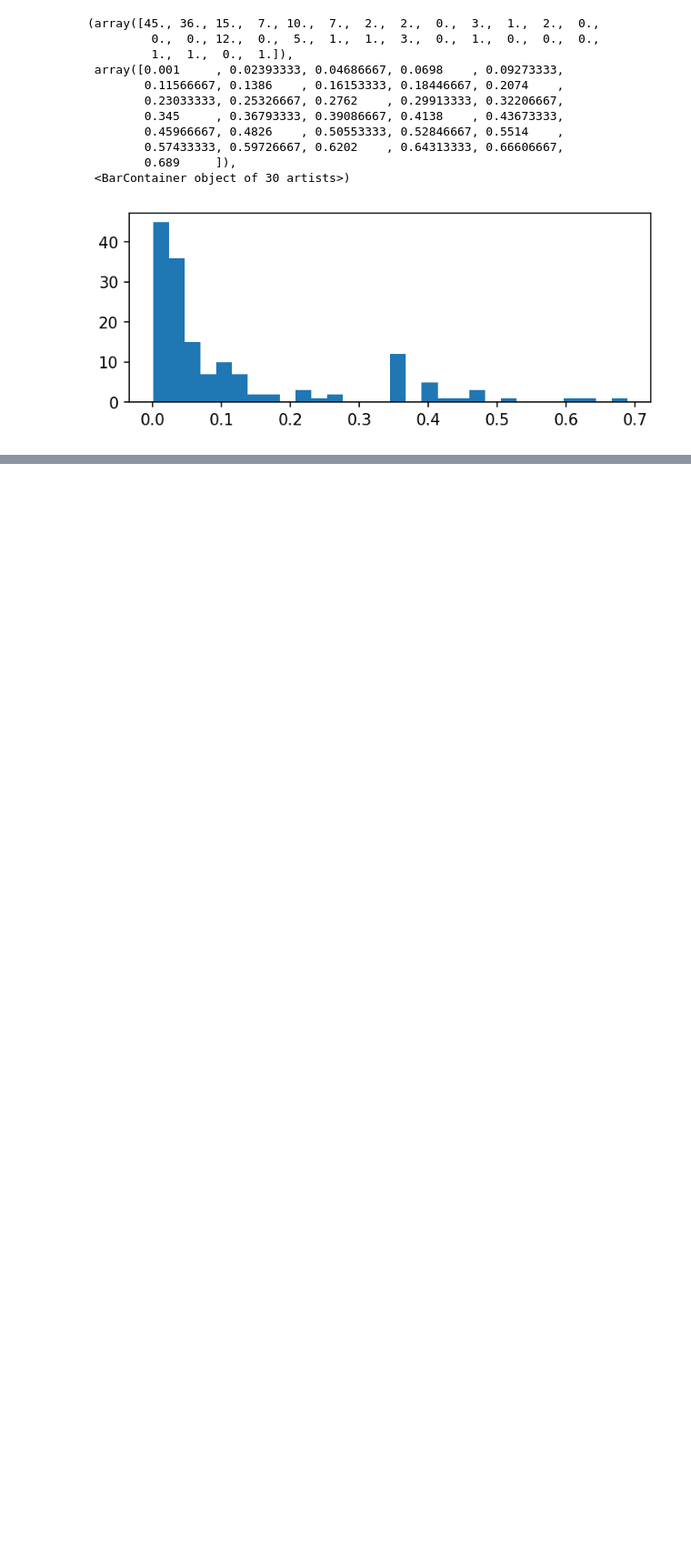
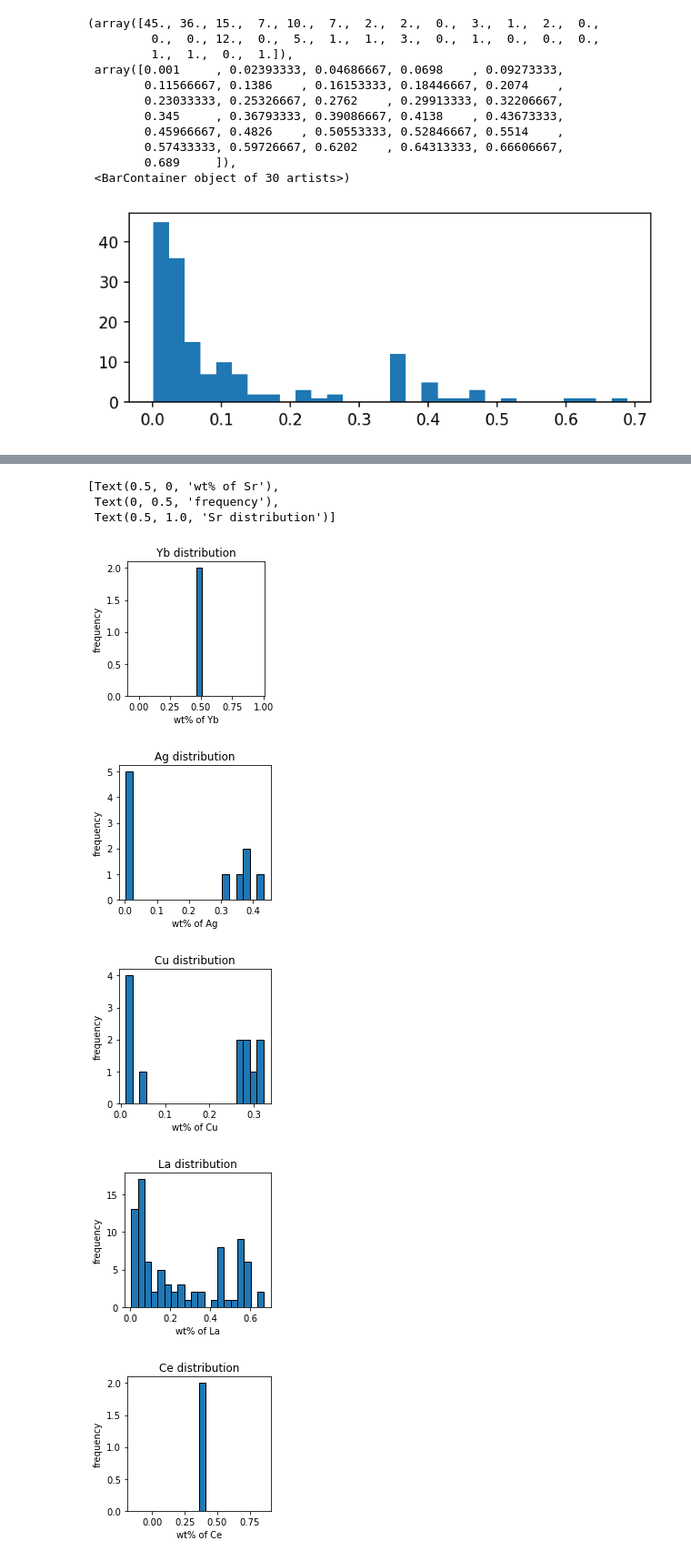
Before and after one commit to ShibataKenshin/Water_spliiting, a Jupyter notebook: water splitting perovskite.ipynb, the cells around one changed output, grey strips where cells are left out. Shown: that part at 91% size. Cells and saved outputs as stored; diff of their text form; code cells hidden in the pictures; blank space fills up the shorter version.

```diff
--- a/water splitting perovskite.ipynb
+++ b/water splitting perovskite.ipynb
@@ -210,0 +321,25 @@ print('家でも作業')
+# %%
+met_lis = list(set(list(df['A'].dropna()) + list(df['A1'].dropna()) + list(df['A2'].dropna())))
+dic1 = make_DataFrame(df, met_lis, ["A","A1","A2"])
+
+dic1
+fig, ax = subplots(1, 1, figsize = (3, 3), tight_layout = True)
+for i in met_lis:
+    for a, b in zip
+    ax[][].hist(dic1[i], bins = 20, edgecolor = 'black')
+    ax[][].set(xlabel = 'wt% of '+i, ylabel = 'frequency', title = i+' distribution')
+
+
+#fig, ax = subplots(1, 1, figsize = (3, 3), tight_layout = True)
+#ax.hist(dic1['Sr'], bins = 20, edgecolor = 'black')
+#ax.set(xlabel = 'wt% of Sr', ylabel = 'frequency', title = 'Sr distribution')
+len(lis)
+# %% [output]
+[Text(0.5, 0, 'wt% of Sr'),
+ Text(0, 0.5, 'frequency'),
+ Text(0.5, 1.0, 'Sr distribution')]
+[figure, added]
+[figure, added]
+[figure, added]
+[figure, added]
+[figure, added]
```
Also changed, not shown: parts of 5 cells of this notebook.
